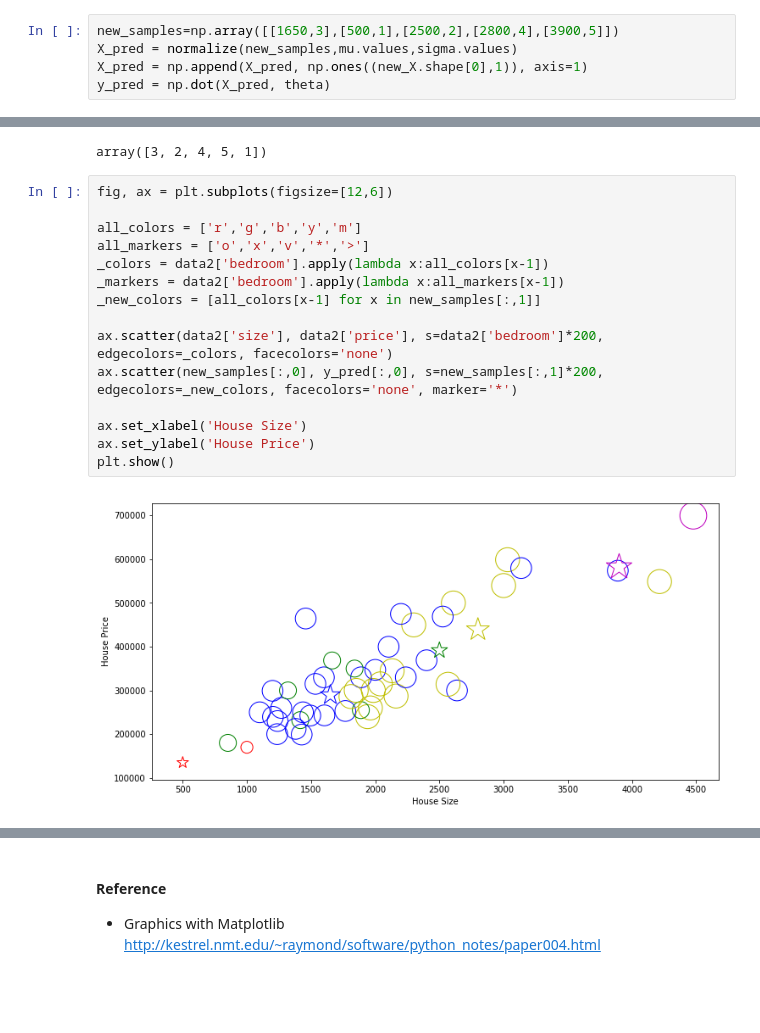
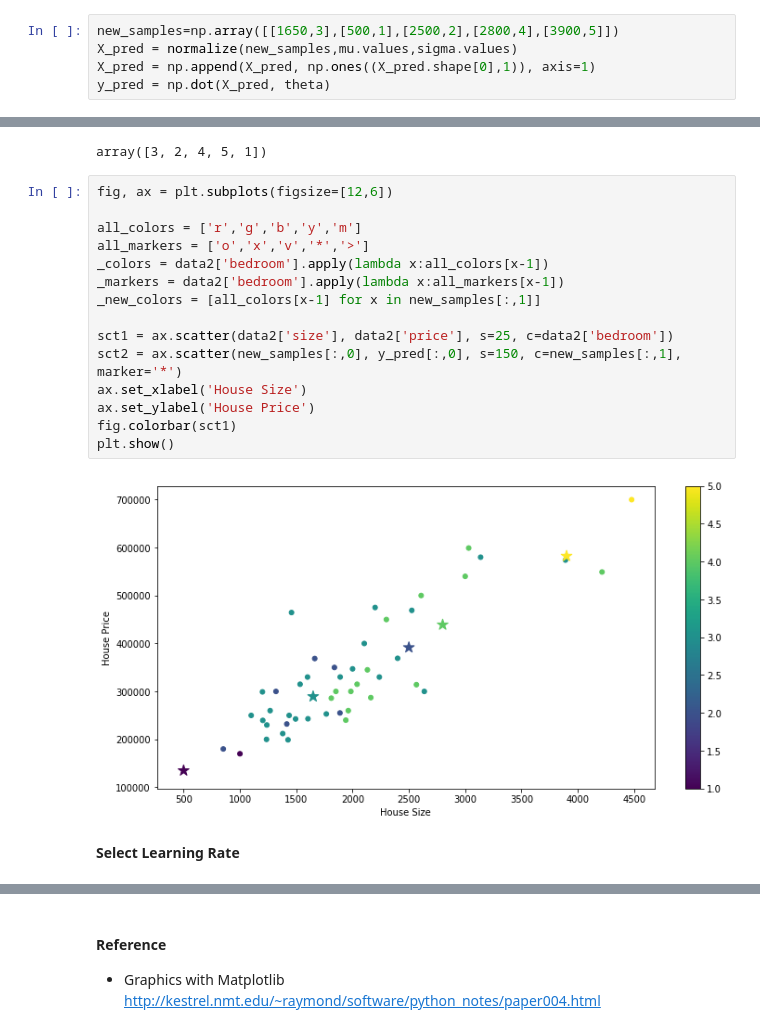
Before and after one commit to fiony/ml-course-andrew-ng, a Jupyter notebook: ex1/Programming Exercise 1-Linear Regression.ipynb, the cells around one changed output, grey strips where cells are left out. Cells and saved outputs as stored; diff of their text form; blank space fills up the shorter version.

Commit message:
select learning rates

```diff
--- a/ex1/Programming Exercise 1-Linear Regression.ipynb
+++ b/ex1/Programming Exercise 1-Linear Regression.ipynb
@@ -577,7 +577,7 @@ def normalize(x, mu, sigma):
 # %%
 new_samples=np.array([[1650,3],[500,1],[2500,2],[2800,4],[3900,5]])
 X_pred = normalize(new_samples,mu.values,sigma.values)
-X_pred = np.append(X_pred, np.ones((new_X.shape[0],1)), axis=1)
+X_pred = np.append(X_pred, np.ones((X_pred.shape[0],1)), axis=1)
 y_pred = np.dot(X_pred, theta)
 # %%
 for i in range(len(y_pred)):
@@ -598,17 +598,19 @@ array([3, 2, 4, 5, 1])
 # %%
 fig, ax = plt.subplots(figsize=[12,6])
 
 all_colors = ['r','g','b','y','m']
 all_markers = ['o','x','v','*','>']
 _colors = data2['bedroom'].apply(lambda x:all_colors[x-1])
 _markers = data2['bedroom'].apply(lambda x:all_markers[x-1])
 _new_colors = [all_colors[x-1] for x in new_samples[:,1]]
 
-ax.scatter(data2['size'], data2['price'], s=data2['bedroom']*200, edgecolors=_colors, facecolors='none')
-ax.scatter(new_samples[:,0], y_pred[:,0], s=new_samples[:,1]*200, edgecolors=_new_colors, facecolors='none', marker='*')
-
+sct1 = ax.scatter(data2['size'], data2['price'], s=25, c=data2['bedroom'])
+sct2 = ax.scatter(new_samples[:,0], y_pred[:,0], s=150, c=new_samples[:,1], marker='*')
 ax.set_xlabel('House Size')
 ax.set_ylabel('House Price')
+fig.colorbar(sct1)
 plt.show()
 # %% [output]
-[figure, old version]
+[figure, new version]
+# %% [markdown]
+**Select Learning Rate**
```
Also changed, not shown: parts of 6 cells of this notebook.
